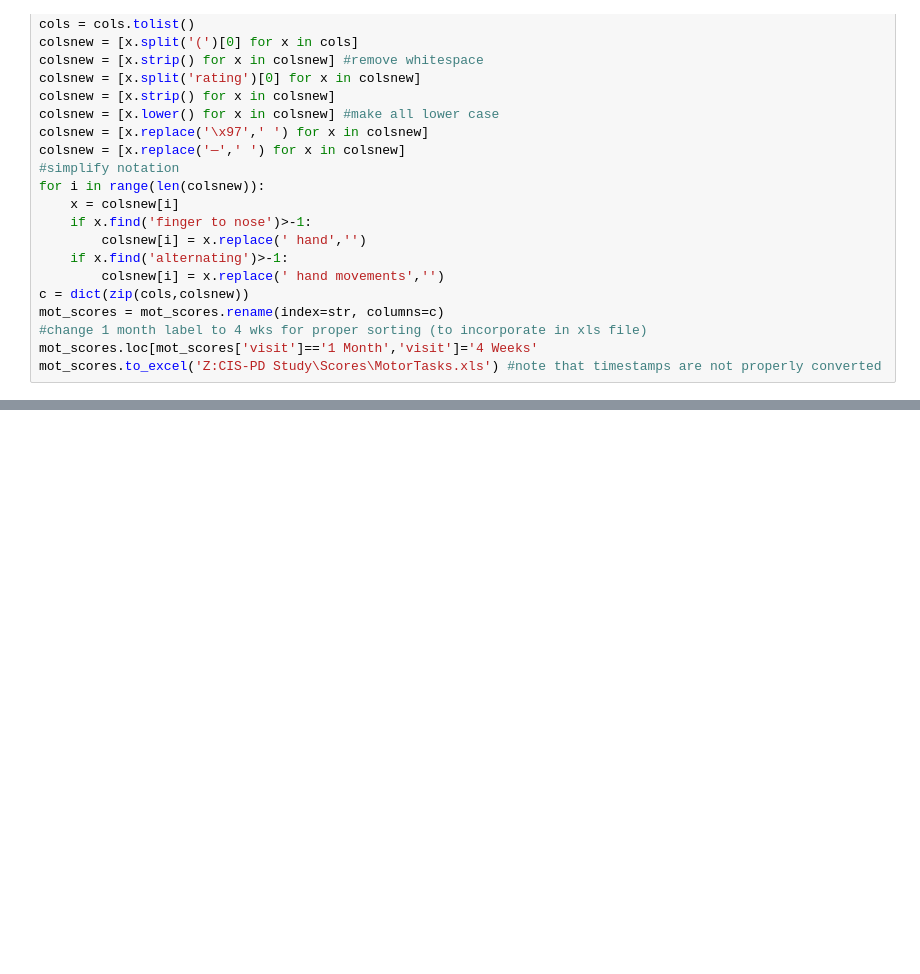
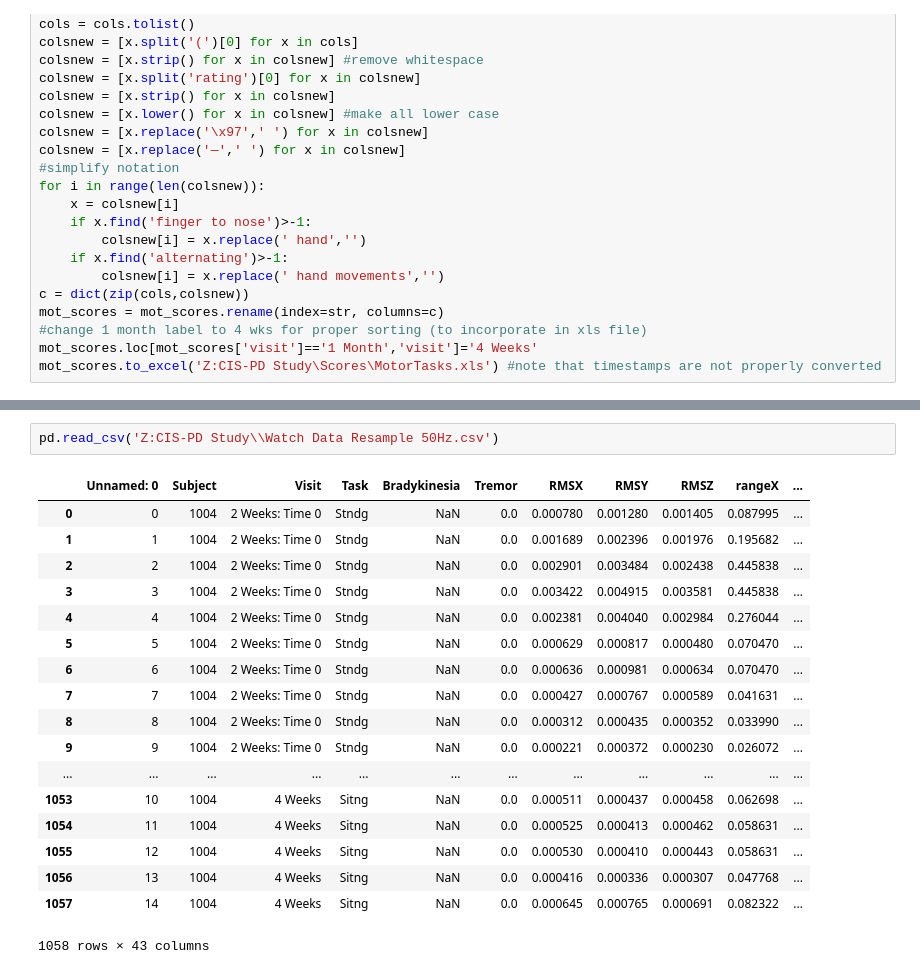
Before and after one commit to sanjeev-tv/CIS-PD, a Jupyter notebook: SmartWatchDataPreprocessor.ipynb, the cells around one changed output, grey strips where cells are left out. Saved outputs shown, nothing was run; the diff lists cells and outputs as text; blank space fills up the shorter version.

```diff
--- a/SmartWatchDataPreprocessor.ipynb
+++ b/SmartWatchDataPreprocessor.ipynb
@@ -148,0 +194,21 @@ Subject 1051 (14 of 14)
+# %%
+pd.read_csv('Z:CIS-PD Study\\Watch Data Resample 50Hz.csv')
+# %% [output]
+|  | Unnamed: 0 | Subject | Visit | Task | Bradykinesia | Tremor | RMSX | RMSY | RMSZ | rangeX | ... |
+| 0 | 0 | 1004 | 2 Weeks: Time 0 | Stndg | NaN | 0.0 | 0.000780 | 0.001280 | 0.001405 | 0.087995 | ... |
+| 1 | 1 | 1004 | 2 Weeks: Time 0 | Stndg | NaN | 0.0 | 0.001689 | 0.002396 | 0.001976 | 0.195682 | ... |
+| 2 | 2 | 1004 | 2 Weeks: Time 0 | Stndg | NaN | 0.0 | 0.002901 | 0.003484 | 0.002438 | 0.445838 | ... |
+| 3 | 3 | 1004 | 2 Weeks: Time 0 | Stndg | NaN | 0.0 | 0.003422 | 0.004915 | 0.003581 | 0.445838 | ... |
+| 4 | 4 | 1004 | 2 Weeks: Time 0 | Stndg | NaN | 0.0 | 0.002381 | 0.004040 | 0.002984 | 0.276044 | ... |
+| 5 | 5 | 1004 | 2 Weeks: Time 0 | Stndg | NaN | 0.0 | 0.000629 | 0.000817 | 0.000480 | 0.070470 | ... |
+| 6 | 6 | 1004 | 2 Weeks: Time 0 | Stndg | NaN | 0.0 | 0.000636 | 0.000981 | 0.000634 | 0.070470 | ... |
+| 7 | 7 | 1004 | 2 Weeks: Time 0 | Stndg | NaN | 0.0 | 0.000427 | 0.000767 | 0.000589 | 0.041631 | ... |
+| 8 | 8 | 1004 | 2 Weeks: Time 0 | Stndg | NaN | 0.0 | 0.000312 | 0.000435 | 0.000352 | 0.033990 | ... |
+| 9 | 9 | 1004 | 2 Weeks: Time 0 | Stndg | NaN | 0.0 | 0.000221 | 0.000372 | 0.000230 | 0.026072 | ... |
+| ... | ... | ... | ... | ... | ... | ... | ... | ... | ... | ... | ... |
+| 1053 | 10 | 1004 | 4 Weeks | Sitng | NaN | 0.0 | 0.000511 | 0.000437 | 0.000458 | 0.062698 | ... |
+| 1054 | 11 | 1004 | 4 Weeks | Sitng | NaN | 0.0 | 0.000525 | 0.000413 | 0.000462 | 0.058631 | ... |
+| 1055 | 12 | 1004 | 4 Weeks | Sitng | NaN | 0.0 | 0.000530 | 0.000410 | 0.000443 | 0.058631 | ... |
+| 1056 | 13 | 1004 | 4 Weeks | Sitng | NaN | 0.0 | 0.000416 | 0.000336 | 0.000307 | 0.047768 | ... |
+| 1057 | 14 | 1004 | 4 Weeks | Sitng | NaN | 0.0 | 0.000645 | 0.000765 | 0.000691 | 0.082322 | ... |
+1058 rows × 43 columns
```
Also changed, not shown: parts of 7 cells of this notebook, 5 other files.
